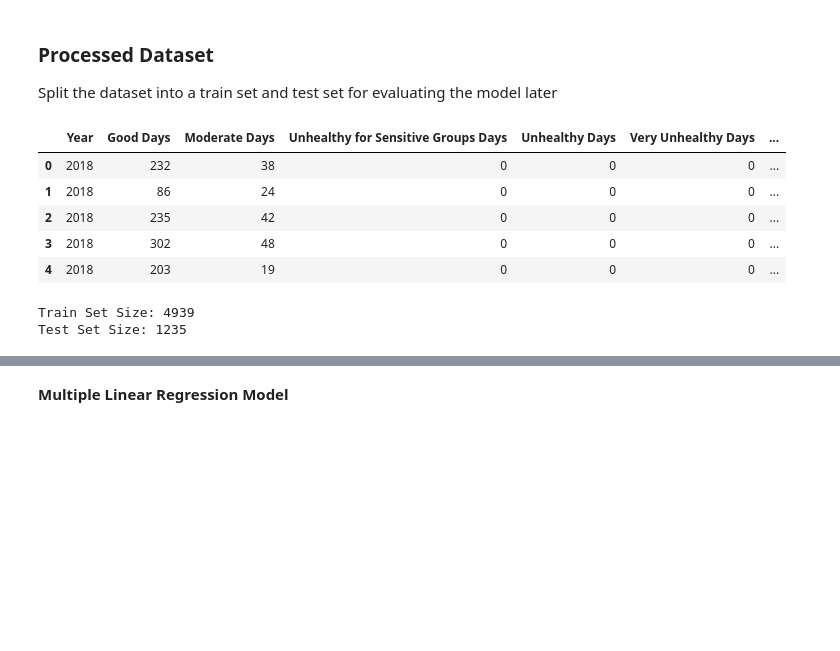
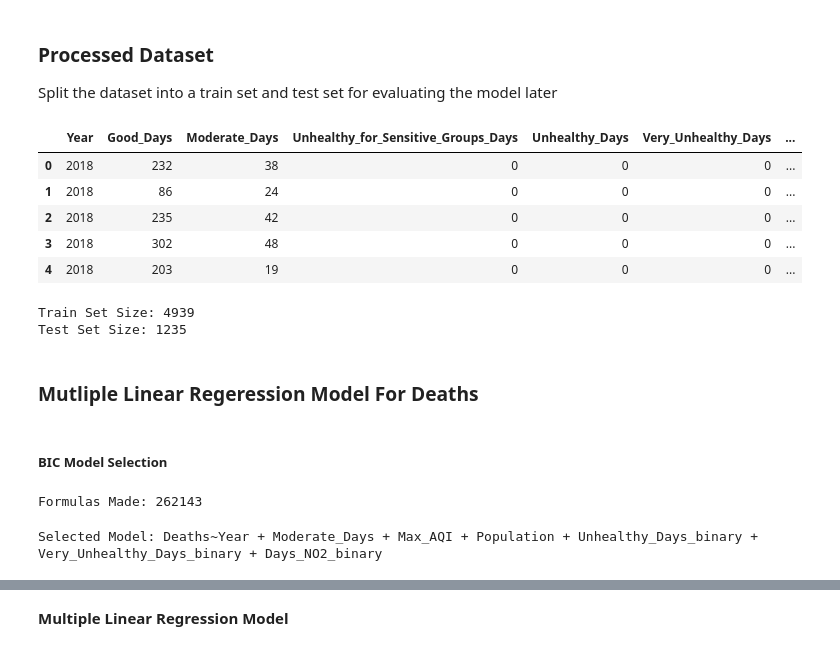
Before and after one commit to yunaxin/air-quality-health-analysis, a Jupyter notebook: analysis.ipynb, the cells around one changed output, grey strips where cells are left out. Drawn from its saved outputs; the diff is of its cells as text; code cells hidden in the pictures; blank space fills up the shorter version.

```diff
--- a/analysis.ipynb
+++ b/analysis.ipynb
@@ -68,7 +74,7 @@ df = df.drop(columns=["Cause", "Days with AQI"])
 ### Transform Targets
 Based on the column statistics above, we can see significant right skew for `Deaths` based on difference bwteen mean and median. `Crude Rate` also shows some skew but it is less severe. We can log transform both target variables to help address the skew since having skew in our targets can skew the residuals violating the assumptions of the linear regression model.
 # %%
-targets = ["Crude Rate", "Deaths"]
+targets = ["Crude_Rate", "Deaths"]
 
 for col in targets:
     fig, axes = plt.subplots(1, 2, figsize=(12, 4))
@@ -93,7 +99,7 @@ for col in targets:
 ### Transform Features
 Based on the column stats we can see that `Max AQI` and `Population` demonstrate significant right skew so we can also apply a log transformation to limit the effect of extreme values.
 # %%
-covariates = ["Max AQI", "Population"]
+covariates = ["Max_AQI", "Population"]
 
 for col in covariates:
     fig, axes = plt.subplots(1, 2, figsize=(12, 4))
@@ -117,7 +123,7 @@ for col in covariates:
 # %% [markdown]
 Based on the column stats, there appears to be significant zero inflation meaning that many of the values are 0. If we look at `Unhealthy Days`, `Very Unhealthy Days`, `Hazardous Days`, `Days CO`, `Days NO2`, and `Days PM10` they have a 75% value of 0 indicating significant zero inflation. This indicates that the events these covariates are counting are relatively rare in many places, so it would be good to add a binary value for each covariate to allow the model to have intercept shift for places that don't experience these rare events. The model can more easily handle the difference between these events never occuring or rarely occurring.
 # %%
-zero_inflated_covariates = ['Unhealthy Days', 'Very Unhealthy Days', 'Hazardous Days', 'Days CO', 'Days NO2', 'Days PM10']
+zero_inflated_covariates = ['Unhealthy_Days', 'Very_Unhealthy_Days', 'Hazardous_Days', 'Days_CO', 'Days_NO2', 'Days_PM10']
 
 for col in zero_inflated_covariates:
     sns.histplot(df[col], kde=True, color='blue')
@@ -150,7 +156,7 @@ df.head()
 # %% [markdown]
 In this part we performed correlation analysis on the numeric predictors. Categorical vairables such as `County` and `State` will be excluded.
 # %%
-corr_df = df.drop(columns=["County", "State", "Deaths", "Crude Rate"]).dropna(subset=["Population"])
+corr_df = df.drop(columns=["County", "State", "Deaths", "Crude_Rate"]).dropna()
 corr_matrix = corr_df.corr(numeric_only=True)
 # %% [markdown]
 #### Correlation Matrix
@@ -281,10 +287,10 @@ calc_vifs(df[remaining].dropna())
 Split the dataset into a train set and test set for evaluating the model later
 # %%
 in_features = remaining
-df = df[in_features + ["Deaths","Crude Rate"]].dropna()
+df = df[in_features + ["Deaths","Crude_Rate"]].dropna()
 df.head()
 # %% [output]
-|  | Year | Good Days | Moderate Days | Unhealthy for Sensitive Groups Days | Unhealthy Days | Very Unhealthy Days | ... |
+|  | Year | Good_Days | Moderate_Days | Unhealthy_for_Sensitive_Groups_Days | Unhealthy_Days | Very_Unhealthy_Days | ... |
 | 0 | 2018 | 232 | 38 | 0 | 0 | 0 | ... |
 | 1 | 2018 | 86 | 24 | 0 | 0 | 0 | ... |
 | 2 | 2018 | 235 | 42 | 0 | 0 | 0 | ... |
@@ -314,0 +339,11 @@ Test Set Size: 1235
+# %% [markdown]
+### Mutliple Linear Regeression Model For Deaths
+# %% [markdown]
+##### BIC Model Selection
+# %%
+formulas = generate_formulas("Deaths", in_features)
+selected_model = find_best_bic(formulas)
+print(f"Selected Model: {selected_model}")
+# %% [output]
+Formulas Made: 262143
+Selected Model: Deaths~Year + Moderate_Days + Max_AQI + Population + Unhealthy_Days_binary + Very_Unhealthy_Days_binary + Days_NO2_binary
```
Also changed, not shown: parts of 40 cells of this notebook.
